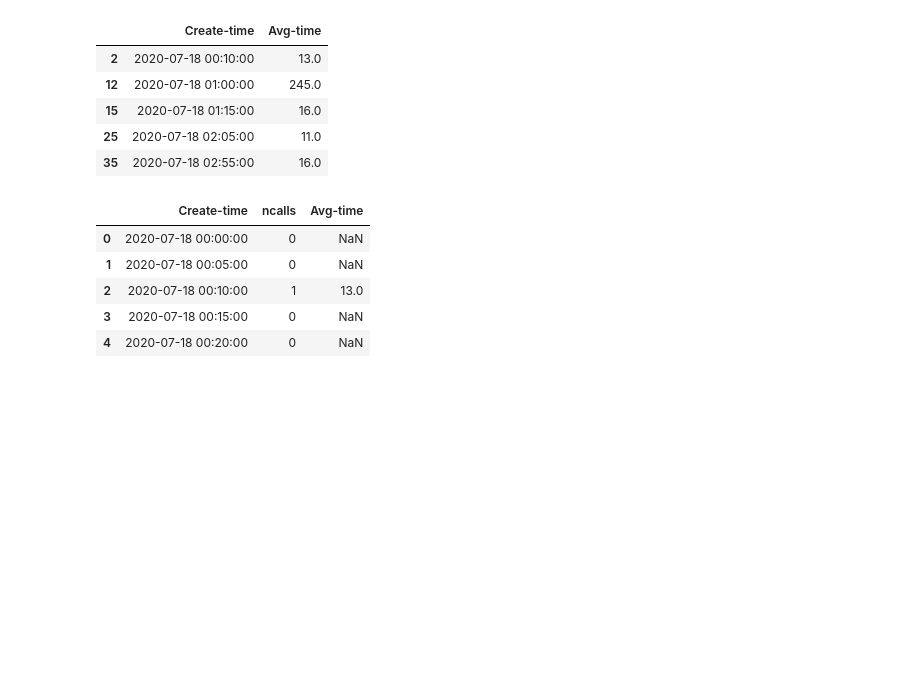
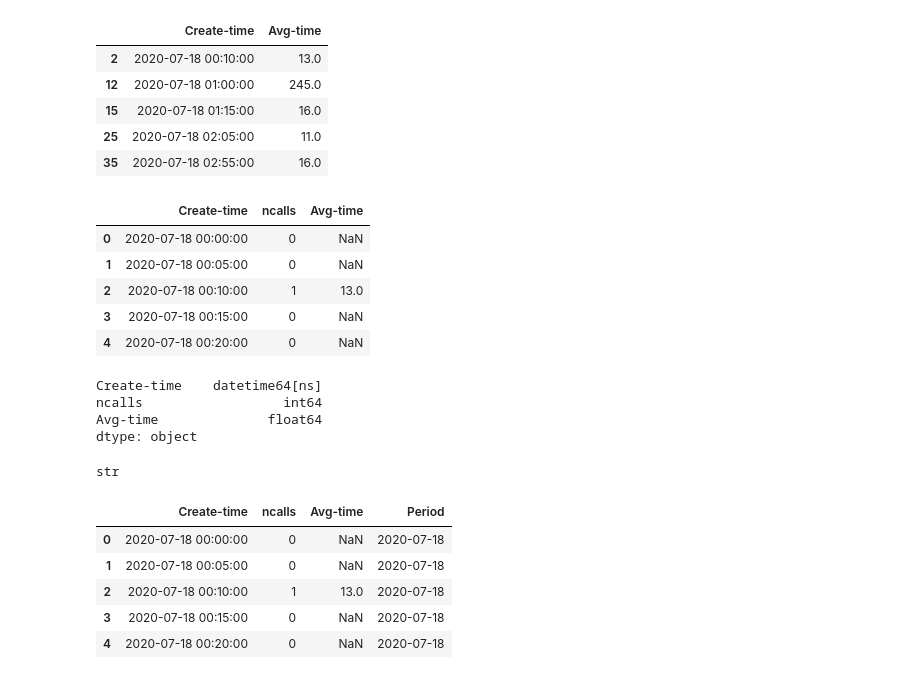
Before and after one commit to amey-joshi/am, a Jupyter notebook: queueing-theory/Data-Munging-2.ipynb, the cells around one changed output. Drawn from its saved outputs; the diff is of its cells as text; code cells hidden in the pictures; blank space fills up the shorter version.

```diff
--- a/queueing-theory/Data-Munging-2.ipynb
+++ b/queueing-theory/Data-Munging-2.ipynb
@@ -43,7 +43,8 @@ ss.rename(columns={'Create time': 'Create-time', 'Accept time': 'Accept-time'},
 # %% [markdown]
 We want to create a fresh dataframe not a view of <code>ss</code>.
 # %%
-data = ss.loc[:, ['Create-time', 'Agent', 'Accept-time', 'Total-time', 'Abandon-time', 'Abandoned', 'Abandoned-after']]
+attrs_of_interest = ['Period', 'Create-time', 'Agent', 'Accept-time', 'Total-time', 'Abandon-time', 'Abandoned', 'Abandoned-after']
+data = ss.loc[:, attrs_of_interest]
 # %%
 data['time-to-accept'] = data.apply(lambda r: r['Accept-time'] - r['Create-time'], axis=1)
 # %% [markdown]
@@ -138,3 +138,28 @@ consolidated.head()
 | 2 | 2020-07-18 00:10:00 | 1 | 13.0 |
 | 3 | 2020-07-18 00:15:00 | 0 | NaN |
 | 4 | 2020-07-18 00:20:00 | 0 | NaN |
+# %%
+consolidated.dtypes
+# %% [output]
+Create-time    datetime64[ns]
+ncalls                  int64
+Avg-time              float64
+dtype: object
+# %%
+type(ss['Period'][0])
+# %% [output]
+str
+# %%
+def extract_period(dt):
+    return str(dt)[0:10]
+
+consolidated['Period'] = consolidated.apply(lambda r: extract_period(r['Create-time']), axis=1)
+# %%
+consolidated.head()
+# %% [output]
+|  | Create-time | ncalls | Avg-time | Period |
+| 0 | 2020-07-18 00:00:00 | 0 | NaN | 2020-07-18 |
+| 1 | 2020-07-18 00:05:00 | 0 | NaN | 2020-07-18 |
+| 2 | 2020-07-18 00:10:00 | 1 | 13.0 | 2020-07-18 |
+| 3 | 2020-07-18 00:15:00 | 0 | NaN | 2020-07-18 |
+| 4 | 2020-07-18 00:20:00 | 0 | NaN | 2020-07-18 |
```
Also changed, not shown: parts of 15 cells of this notebook, 3 other files.
